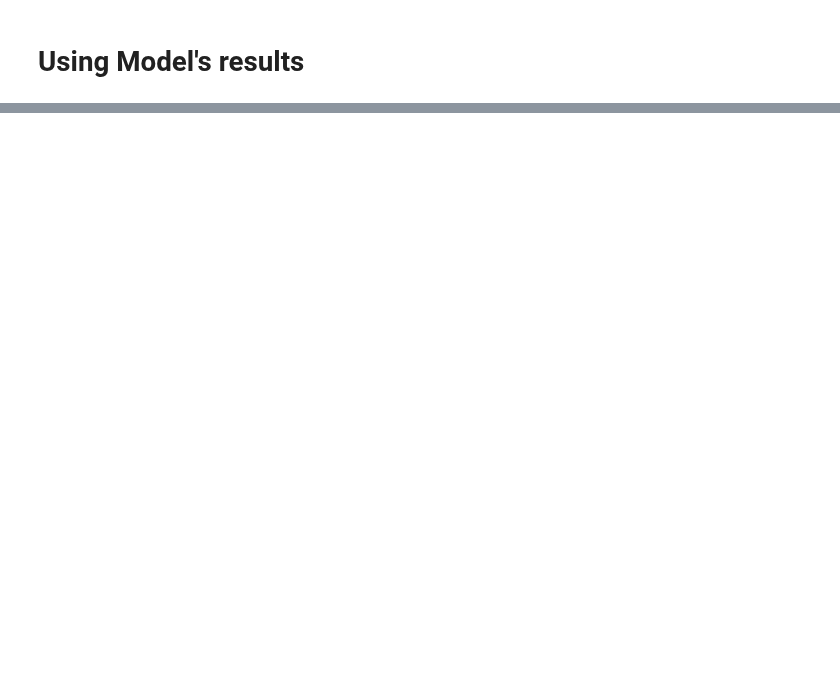
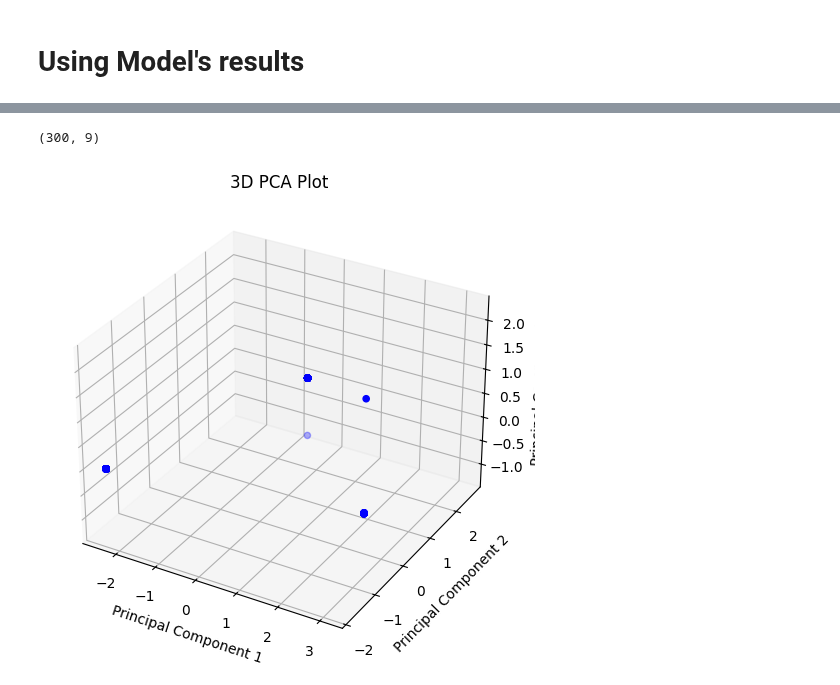
Before and after one commit to MXM-MachineLearning/MXM_AI_Ellenberg, a Jupyter notebook: SL3_Z/Neural_Nets/two-mat-consecutives.ipynb, the cells around one changed output, grey strips where cells are left out. Saved outputs shown, nothing was run; the diff lists cells and outputs as text; code cells hidden in the pictures; blank space fills up the shorter version.

Commit message:
3d plot first attempt

```diff
--- a/SL3_Z/Neural_Nets/two-mat-consecutives.ipynb
+++ b/SL3_Z/Neural_Nets/two-mat-consecutives.ipynb
@@ -285,0 +343,37 @@ IndexError: Dimension out of range (expected to be in range of [-1, 0], but got
+# %%
+# trying pca
+from sklearn.preprocessing import StandardScaler
+from sklearn.decomposition import PCA
+matrix = ['00','01','02','10','11','12','20','21','22']
+x = df.loc[:, matrix].values
+y = df.loc[:,['last']].values
+x = StandardScaler().fit_transform(x)
+print(x.shape)
+
+#CHAT GPT
+
+# Assuming 'x' is your original data
+# PCA transformation
+pca = PCA(n_components=3)
+fittedData = pca.fit_transform(x)
+
+# Create a 3D scatter plot
+fig = plt.figure(figsize=(8, 6))
+ax = fig.add_subplot(111, projection='3d')
+
+# Scatter plot
+ax.scatter(fittedData[:, 0], fittedData[:, 1], fittedData[:, 2], c='b', marker='o')
+
+# Set labels for each axis
+ax.set_xlabel('Principal Component 1')
+ax.set_ylabel('Principal Component 2')
+ax.set_zlabel('Principal Component 3')
+
+# Set the plot title
+ax.set_title('3D PCA Plot')
+
+# Show the plot
+plt.show()
+# %% [output]
+(300, 9)
+[figure, added]
```
Also changed, not shown: parts of 7 cells of this notebook, 1 other file.
